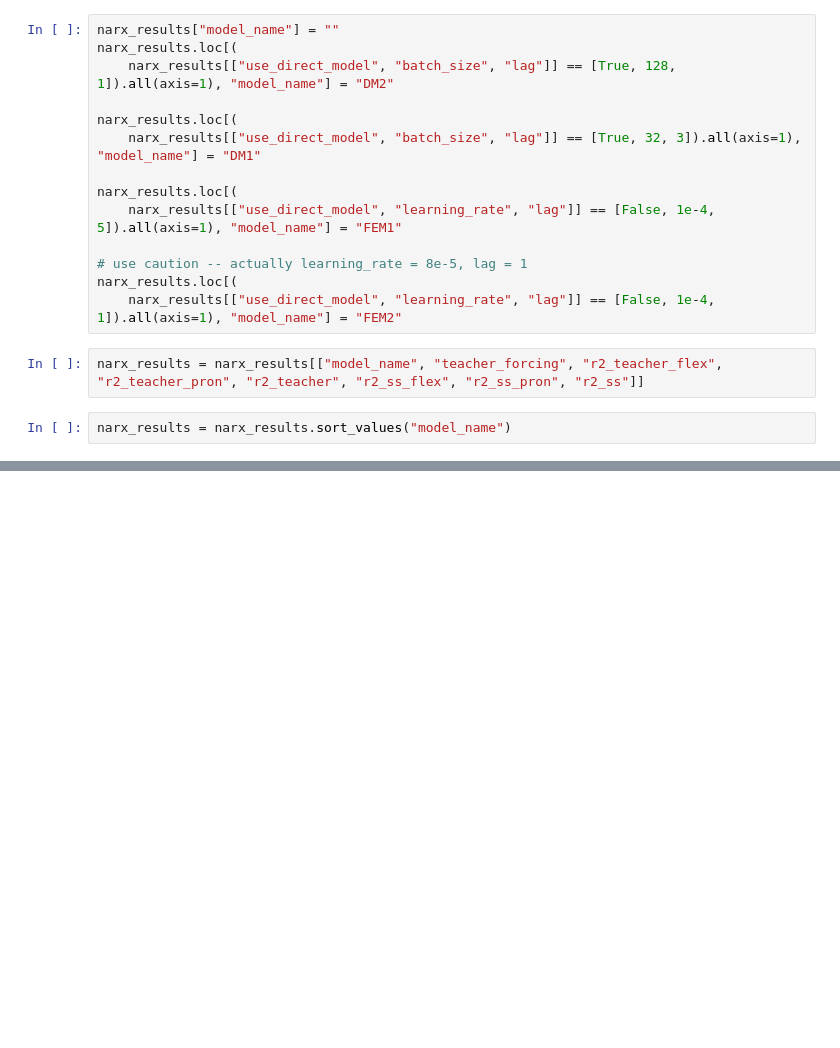
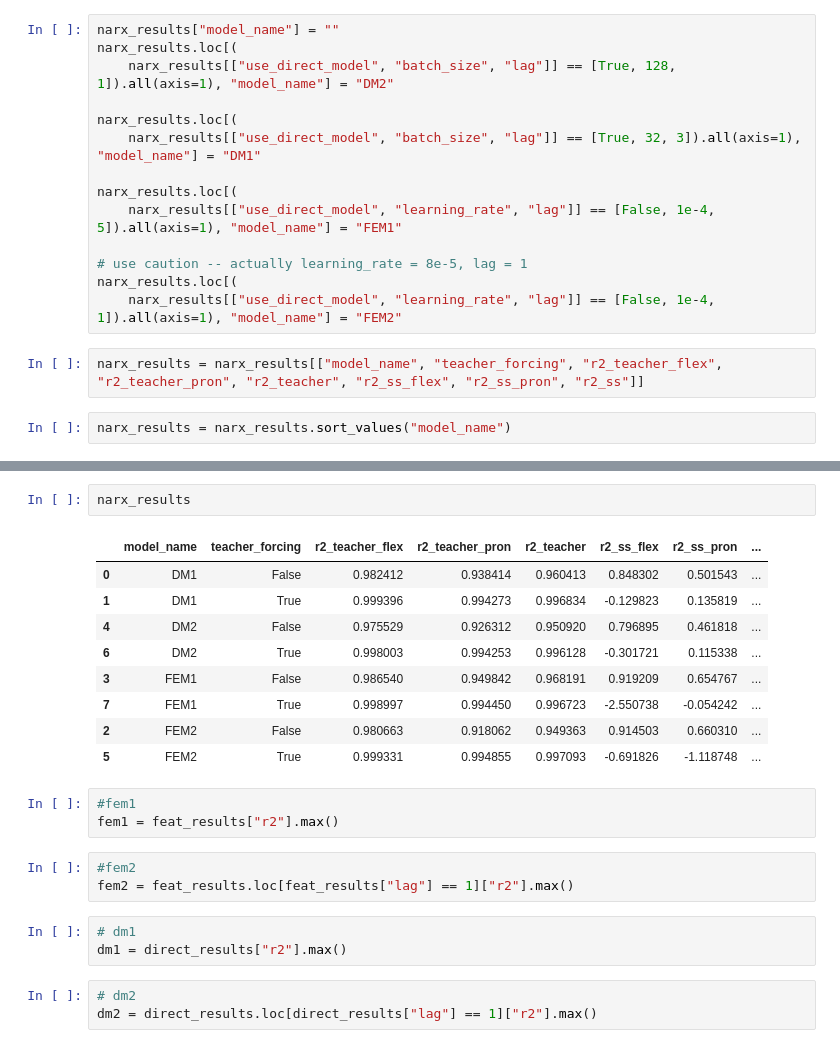
Before and after one commit to gjmm07/Masterthesis, a Jupyter notebook: results/Untitled.ipynb, the cells around one changed output, grey strips where cells are left out. Cells and saved outputs as stored; diff of their text form; blank space fills up the shorter version.

```diff
--- a/results/Untitled.ipynb
+++ b/results/Untitled.ipynb
@@ -189,3 +191,27 @@ FEM2 & sds & 0.981 & 0.918 & 0.949 & 0.915 & 0.660 & 0.787 \\
 FEM2 & tf & 0.999 & 0.995 & 0.997 & -0.692 & -1.119 & -0.905 \\
 \bottomrule
 \end{tabular}
+# %%
+narx_results
+# %% [output]
+|  | model_name | teacher_forcing | r2_teacher_flex | r2_teacher_pron | r2_teacher | r2_ss_flex | r2_ss_pron | ... |
+| 0 | DM1 | False | 0.982412 | 0.938414 | 0.960413 | 0.848302 | 0.501543 | ... |
+| 1 | DM1 | True | 0.999396 | 0.994273 | 0.996834 | -0.129823 | 0.135819 | ... |
+| 4 | DM2 | False | 0.975529 | 0.926312 | 0.950920 | 0.796895 | 0.461818 | ... |
+| 6 | DM2 | True | 0.998003 | 0.994253 | 0.996128 | -0.301721 | 0.115338 | ... |
+| 3 | FEM1 | False | 0.986540 | 0.949842 | 0.968191 | 0.919209 | 0.654767 | ... |
+| 7 | FEM1 | True | 0.998997 | 0.994450 | 0.996723 | -2.550738 | -0.054242 | ... |
+| 2 | FEM2 | False | 0.980663 | 0.918062 | 0.949363 | 0.914503 | 0.660310 | ... |
+| 5 | FEM2 | True | 0.999331 | 0.994855 | 0.997093 | -0.691826 | -1.118748 | ... |
+# %%
+#fem1
+fem1 = feat_results["r2"].max()
+# %%
+#fem2
+fem2 = feat_results.loc[feat_results["lag"] == 1]["r2"].max()
+# %%
+# dm1
+dm1 = direct_results["r2"].max()
+# %%
+# dm2
+dm2 = direct_results.loc[direct_results["lag"] == 1]["r2"].max()
```
Also changed, not shown: parts of 9 cells of this notebook.
